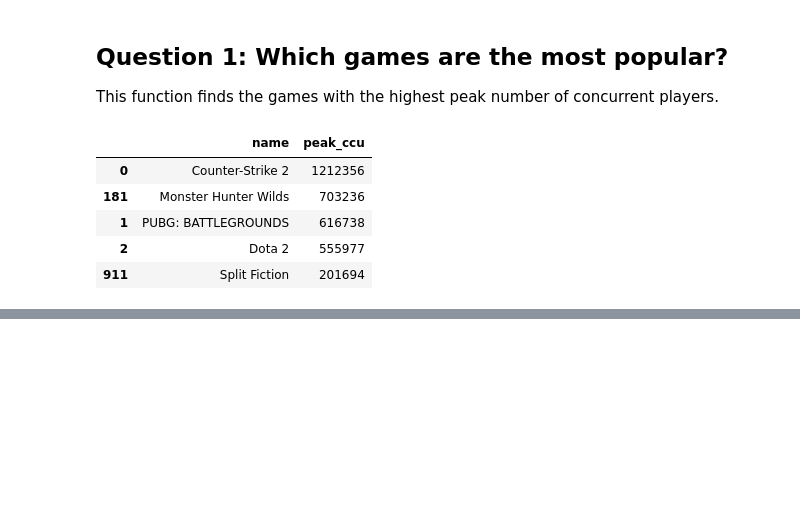
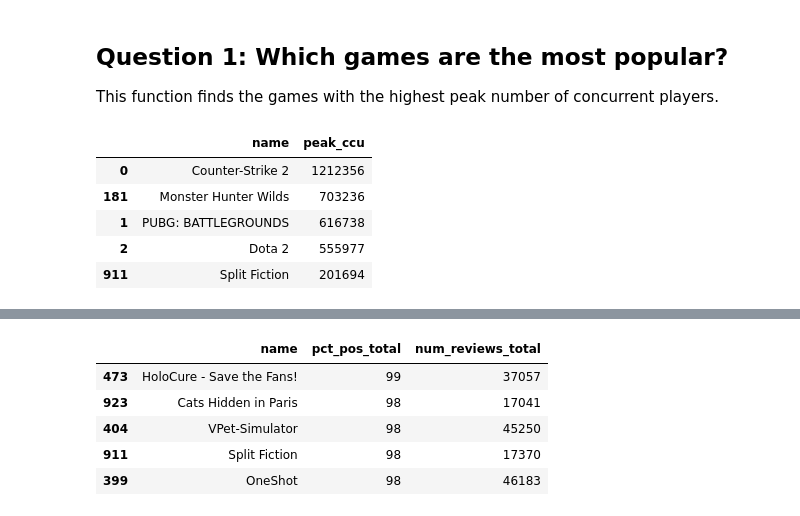
Before and after one commit to meghanthota/MIST-4600-SteamPick, a Jupyter notebook: SteamPick.ipynb, the cells around one changed output, grey strips where cells are left out. Cells and saved outputs as stored; diff of their text form; code cells hidden in the pictures; blank space fills up the shorter version.

```diff
--- a/SteamPick.ipynb
+++ b/SteamPick.ipynb
@@ -57,0 +85,19 @@ most_popular(games)
+# %%
+def highest_rated(games):
+    reviewed = games[games["num_reviews_total"] >= 1000]
+
+    rated = reviewed.sort_values(
+        "pct_pos_total",
+        ascending=False
+    )
+
+    return rated[["name", "pct_pos_total", "num_reviews_total"]].head(5)
+
+highest_rated(games)
+# %% [output]
+|  | name | pct_pos_total | num_reviews_total |
+| 473 | HoloCure - Save the Fans! | 99 | 37057 |
+| 923 | Cats Hidden in Paris | 98 | 17041 |
+| 404 | VPet-Simulator | 98 | 45250 |
+| 911 | Split Fiction | 98 | 17370 |
+| 399 | OneShot | 98 | 46183 |
```
Also changed, not shown: parts of 3 cells of this notebook.
